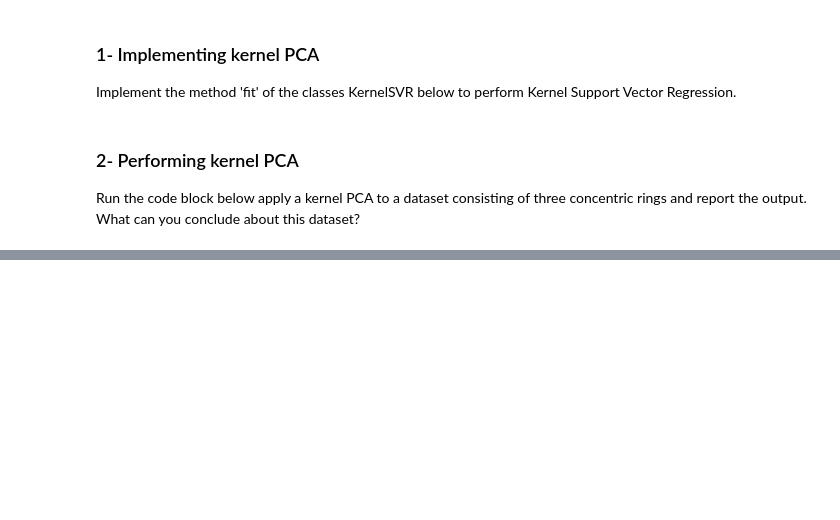
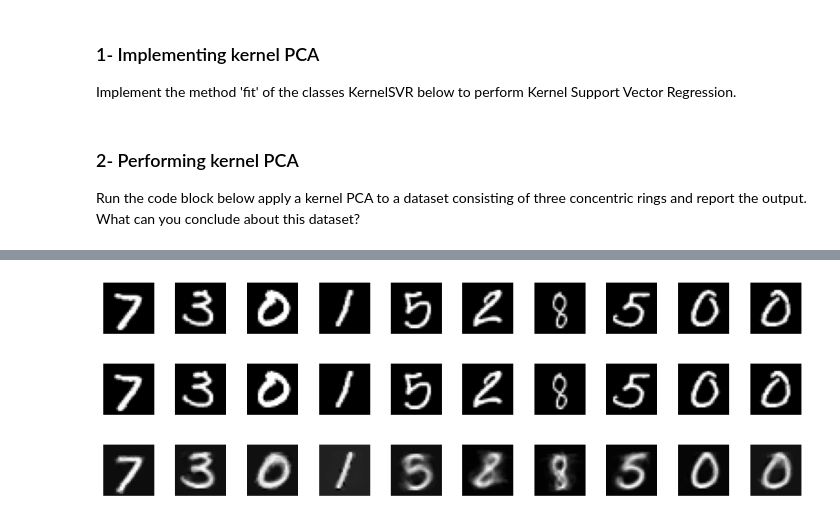
Before and after one commit to roomate/MVA-Projects, a Jupyter notebook: Kernel_Methods/homework2.ipynb, the cells around one changed output, grey strips where cells are left out. Saved outputs shown, nothing was run; the diff lists cells and outputs as text; code cells hidden in the pictures; blank space fills up the shorter version.

```diff
--- a/Kernel_Methods/homework2.ipynb
+++ b/Kernel_Methods/homework2.ipynb
@@ -467,0 +468,25 @@ plot_multiple_images(pred)
+# %%
+datasets = loadMNIST('datasets/SubsetMNIST')
+clean_data = datasets['cleanMNIST']
+data = datasets['noisyMNIST']
+data = clean_data["test"] + np.random.rand(2000,28,28)*0
+
+dim_pca = 80
+lmbda = 1e-7
+sigma_encoder = 8.
+sigma_decoder = 1
+kernel_encoder = RBF(sigma_encoder).kernel
+kernel_decoder = RBF(sigma_decoder).kernel
+denoiser = Denoiser(kernel_encoder,kernel_decoder,dim_pca, lmbda)
+
+denoiser.fit(clean_data['train'].astype("float32"))
+pred = denoiser.denoise(data.astype("float32"))
+pred = pred.reshape(data.shape)
+
+plot_multiple_images(clean_data['test'])
+plot_multiple_images(data)
+plot_multiple_images(pred)
+# %% [output]
+[figure, added]
+[figure, added]
+[figure, added]
```
Also changed, not shown: parts of 24 cells of this notebook, 1 other file.
